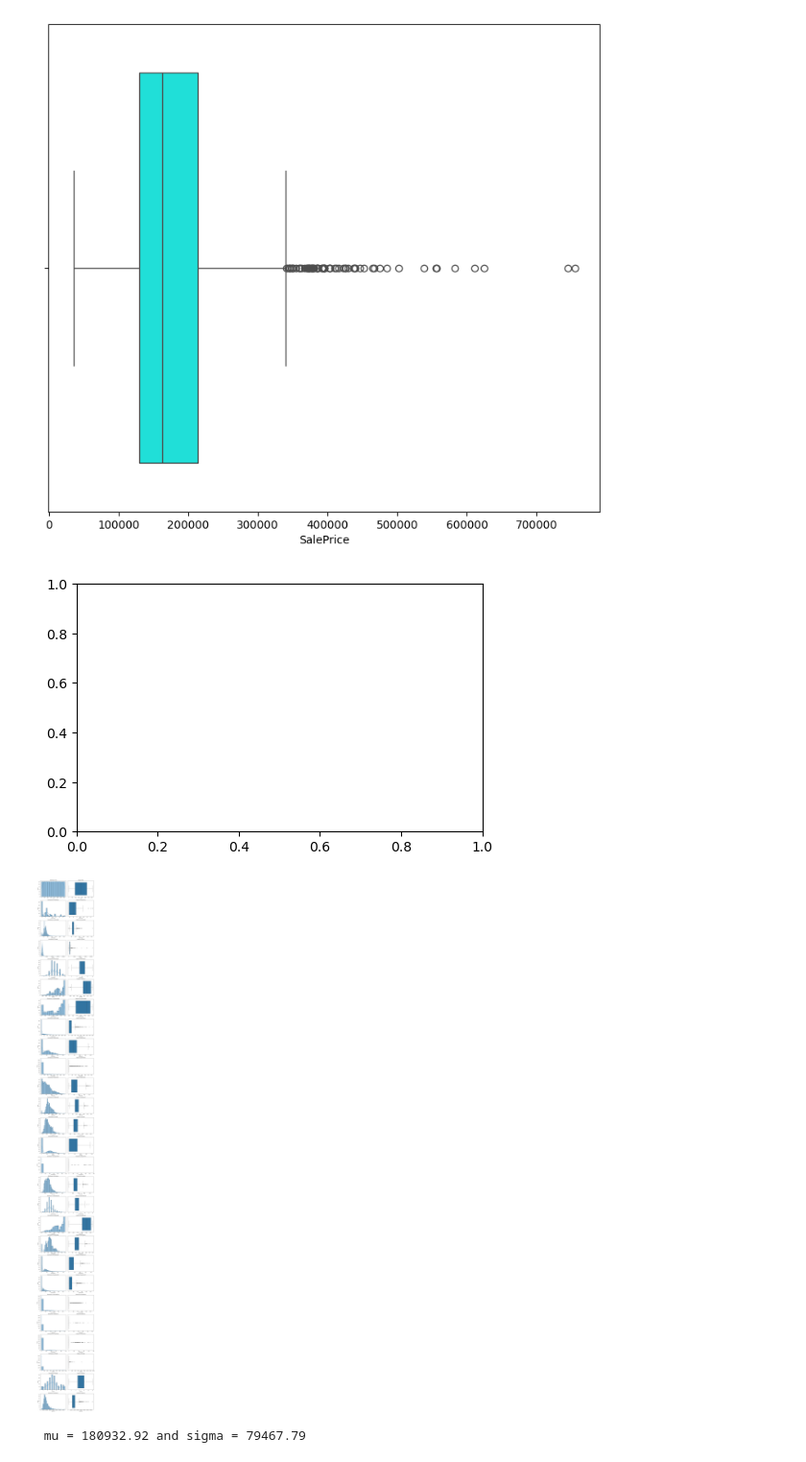
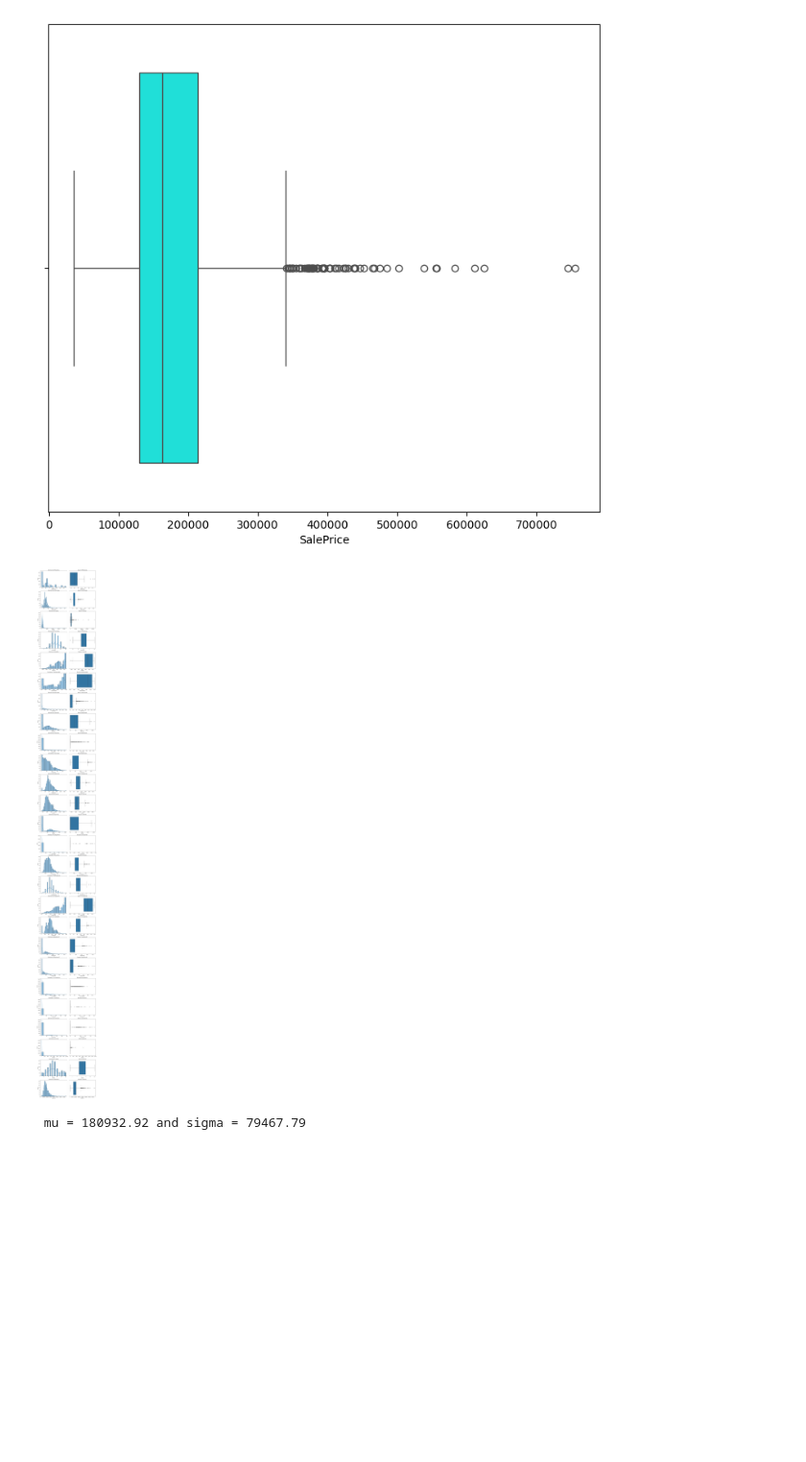
Before and after one commit to rabin20-04/ML-Algorithms, a Jupyter notebook: House_price_prediction_adv_reg_ensembl/house_price_adr.ipynb, the cells around one changed output. Shown at 96% size. Drawn from its saved outputs; the diff is of its cells as text; code cells hidden in the pictures; blank space fills up the shorter version.

```diff
--- a/House_price_prediction_adv_reg_ensembl/house_price_adr.ipynb
+++ b/House_price_prediction_adv_reg_ensembl/house_price_adr.ipynb
@@ -165,30 +165,30 @@ Passing `palette` without assigning `hue` is deprecated and will be removed in v
 [figure]
 # %%
 # Select numerical columns
+df.drop(columns=['Id'], inplace=True)
 numerical_data = df.select_dtypes(include=['float64', 'int64'])
 n_cols = len(numerical_data.columns)
 n_rows = n_cols
 
 # Adjust figsize dynamically
 plt.figure(figsize=(12, 4 * n_rows))
 
 for i, col in enumerate(numerical_data.columns):
     # Create a subplot for the distribution plot
     plt.subplot(n_rows, 2, 2 * i + 1)
     # sns.histplot(numerical_data[col], kde=True, bins=30)  # Updated to use sns.histplot
     sns.histplot(df[col], kde=True)
     plt.title(f'Distribution of {col}')
      # Create a subplot for the boxplot
     plt.subplot(n_rows, 2, 2 * i + 2)
     sns.boxplot(x=numerical_data[col])
     plt.title(f'Boxplot of {col}')
 
 # Adjustjustment on  layout to prevent overlap
 plt.tight_layout()
 plt.show()
 # %% [output]
-[figure, old version]
+[figure, new version]
-[figure, removed]
 # %%
 import warnings
 def ignore_warn(*args, **kwargs):
```
Also changed, not shown: parts of 4 cells of this notebook.
